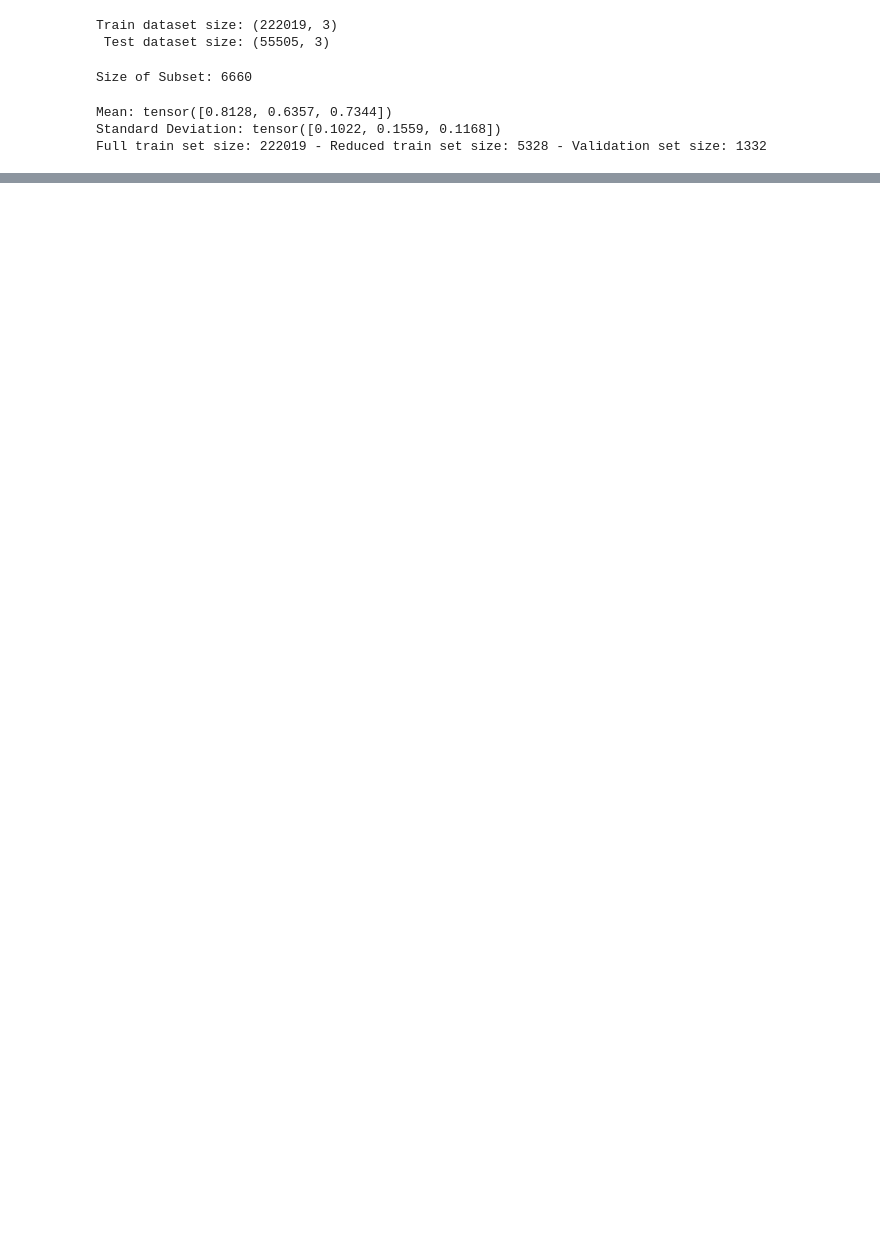
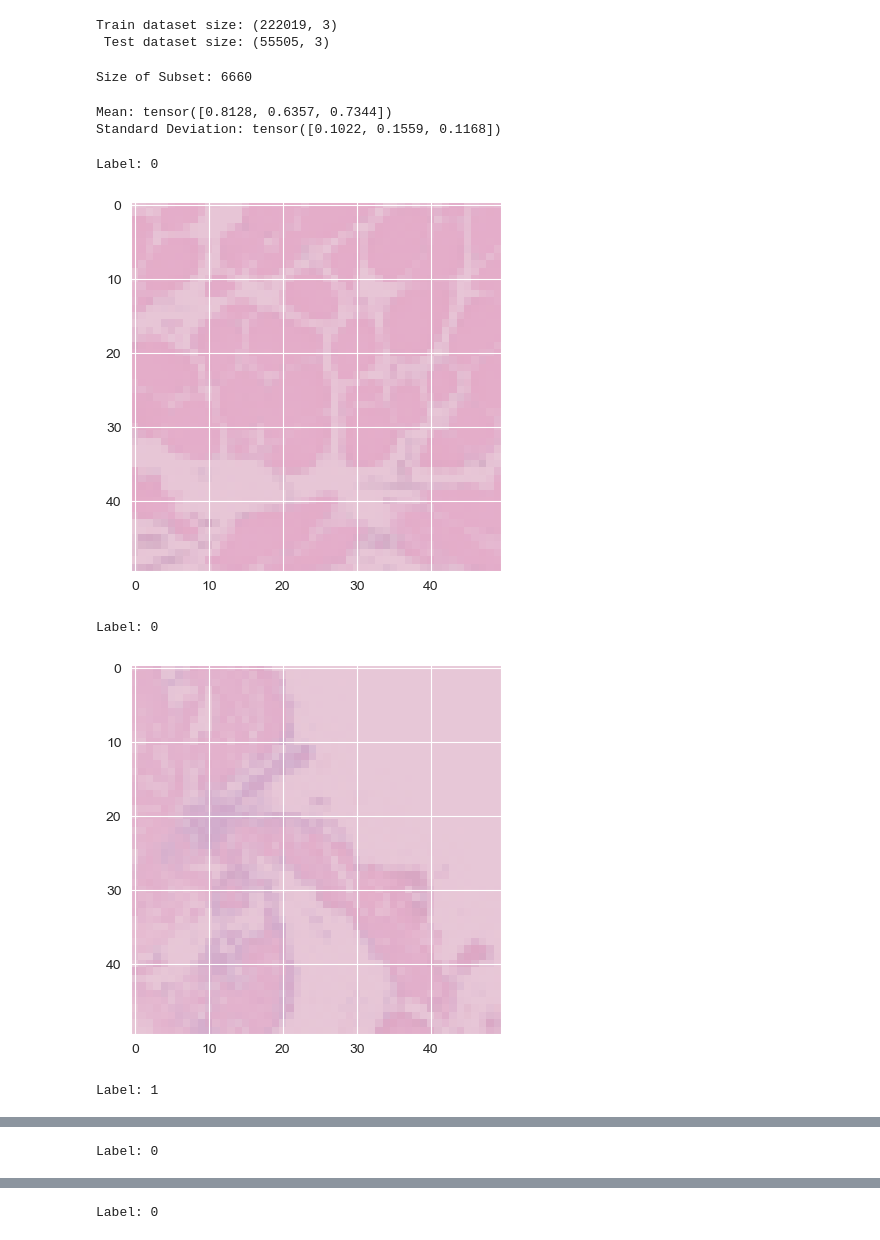
Before and after one commit to orcunkarabicak/DeepLearning, a Jupyter notebook: Pre-processing_k_fold_cv.ipynb, the cells around one changed output, grey strips where cells are left out. Cells and saved outputs as stored; diff of their text form; code cells hidden in the pictures; blank space fills up the shorter version.

```diff
--- a/Pre-processing_k_fold_cv.ipynb
+++ b/Pre-processing_k_fold_cv.ipynb
@@ -188,37 +188,36 @@ mean, variance = calculate_mean_and_variance(train_loader)
 std = np.sqrt(variance)
 print(f"Mean: {mean}")
 print(f"Standard Deviation: {std}")
-
-
-# Define number of folds
-k_folds = 5  # Adjust this value based on your needs
-
-# Create stratified k-fold object
-skf = StratifiedKFold(n_splits=k_folds, shuffle=True, random_state=42)
-
-
-for fold, (train_index, val_index) in enumerate(skf.split(X=limited_train_df, y=limited_train_df["target"])):
-    # Create training and testing DataFrames based on the indices
-    train_df = limited_train_df.iloc[train_index]
-    val_df = limited_train_df.iloc[val_index]
-
-    # Update transform with fold-specific mean and standard deviation
-    fold_transform = transforms.Compose([
-      transforms.Resize((50, 50)),  # Resize to 50x50
-      transforms.ToTensor(),  # Convert to tensor
-      transforms.Normalize(mean=mean, std=std)  # Fold-specific normalization
-    ])
-
-
-    train_dataset = BreastCancerDataset(train_df, transform=fold_transform)  # Updated fold transform
-    val_dataset = BreastCancerDataset(val_df, transform=base_transform) # Using base transform
-
-    # Create data loaders for training and testing
-    train_loader = DataLoader(train_dataset, batch_size=batch_size, shuffle=True, worker_init_fn=worker_init_fn)
-    val_loader = DataLoader(val_dataset, batch_size=batch_size, shuffle=False, worker_init_fn=worker_init_fn)
-
-print(f"Full train set size: {len(full_train_df)} - Reduced train set size: {len(train_dataset)} - Validation set size: {len(val_dataset)}")
 # %% [output]
 Mean: tensor([0.8128, 0.6357, 0.7344])
 Standard Deviation: tensor([0.1022, 0.1559, 0.1168])
-Full train set size: 222019 - Reduced train set size: 5328 - Validation set size: 1332
+# %%
+def denormalize(img, mean, std):
+    """Denormalizes an image tensor using mean and std."""
+    mean = torch.tensor(mean).reshape(-1, 1, 1) if not isinstance(mean, torch.Tensor) else mean.reshape(-1, 1, 1)
+    std = torch.tensor(std).reshape(-1, 1, 1) if not isinstance(std, torch.Tensor) else std.reshape(-1, 1, 1)
+    img = img * std + mean  # Denormalize
+    return img
+
+def imshow(img, mean, std):
+    """Displays a tensor as an image after denormalizing."""
+    img = denormalize(img, mean, std)  # Denormalize
+    img = torch.clamp(img, 0, 1)  # Clamp to [0, 1] range
+    npimg = img.numpy()
+    plt.imshow(np.transpose(npimg, (1, 2, 0)))  # Convert from tensor image
+    plt.show()
+
+# Example: Display images
+num_images = 5
+classes = ['0', '1']  # Adjust as per your classes
+
+for i in range(num_images):
+    image, label = test_dataset[i]  # Direct unpacking
+    print('Label:', classes[label])
+    imshow(image, mean, std)
+# %% [output]
+Label: 0
+[figure, added]
+Label: 0
+[figure, added]
+Label: 1
@@ -224,0 +225 @@ Full train set size: 222019 - Reduced train set size: 5328 - Validation set size
+Label: 0
@@ -224,0 +227 @@ Full train set size: 222019 - Reduced train set size: 5328 - Validation set size
+Label: 0
```
Also changed, not shown: parts of 14 cells of this notebook.
